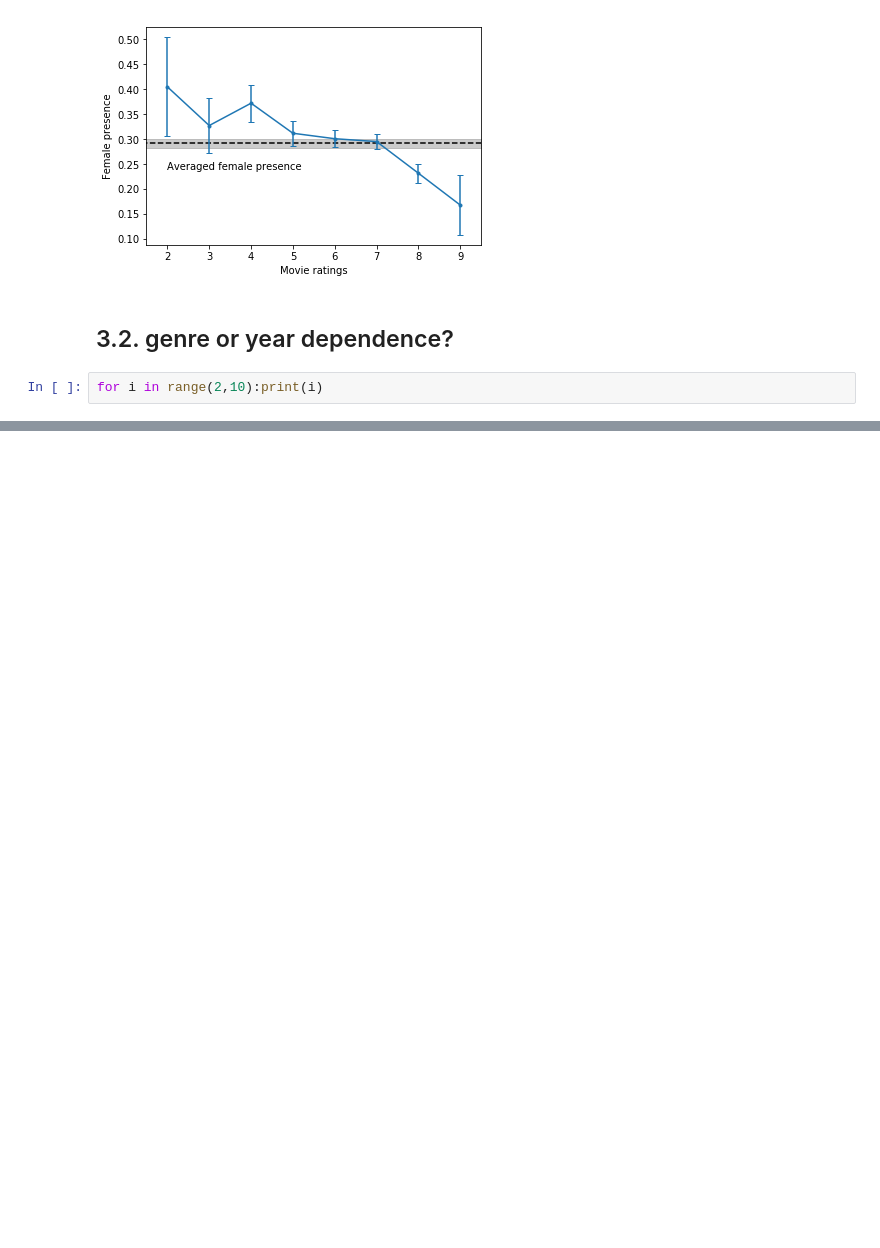
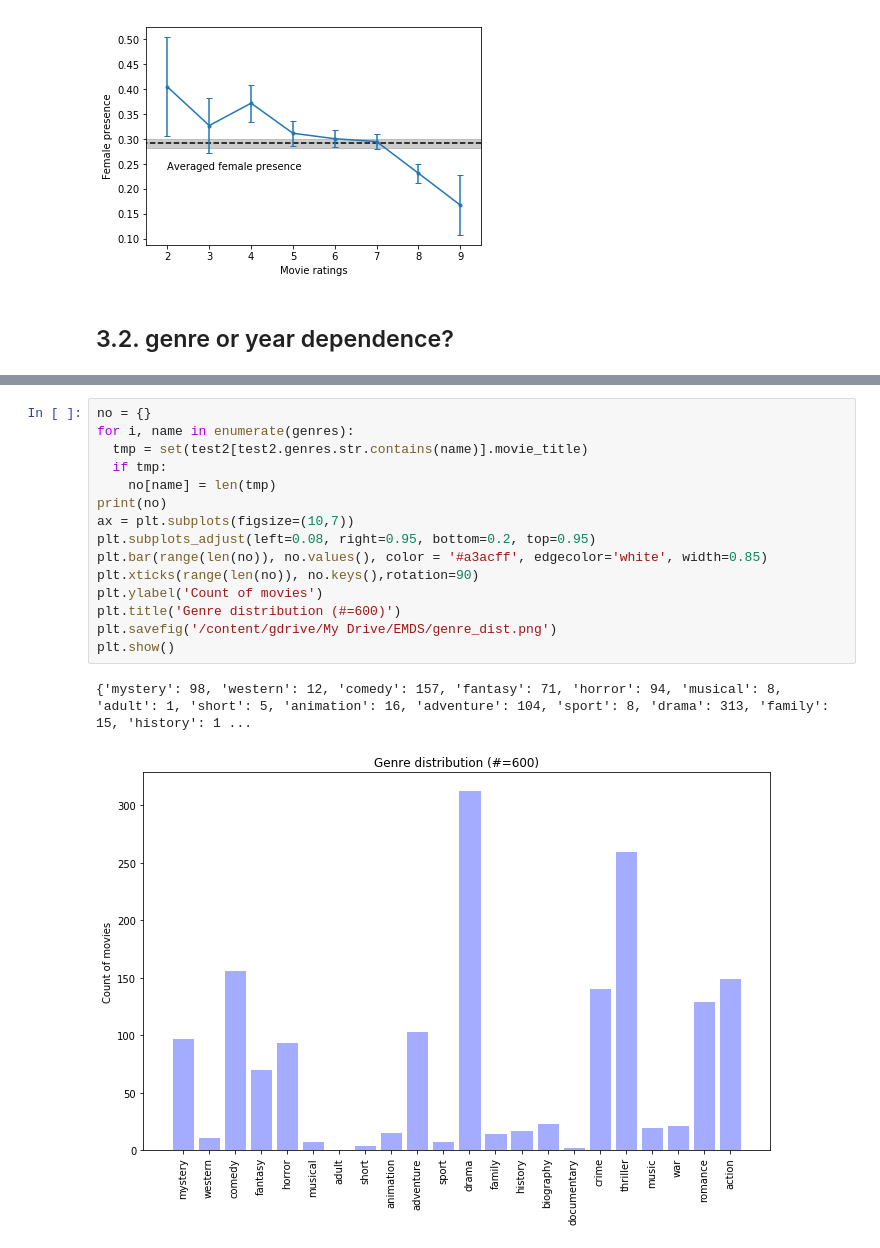
Before and after one commit to JingQian87/6998-MethodsDS, a Jupyter notebook: Project/EMDS_stats.ipynb, the cells around one changed output, grey strips where cells are left out. Cells and saved outputs as stored; diff of their text form; blank space fills up the shorter version.

```diff
--- a/Project/EMDS_stats.ipynb
+++ b/Project/EMDS_stats.ipynb
@@ -691,5 +716,3 @@ plt.show()
 [figure]
 # %% [markdown]
 ## 3.2. genre or year dependence?
-# %%
-for i in range(2,10):print(i)
@@ -704,0 +729,18 @@ for i in range(2,10):print(i)
+# %%
+no = {}
+for i, name in enumerate(genres):
+  tmp = set(test2[test2.genres.str.contains(name)].movie_title)
+  if tmp:
+    no[name] = len(tmp)
+print(no)
+ax = plt.subplots(figsize=(10,7))
+plt.subplots_adjust(left=0.08, right=0.95, bottom=0.2, top=0.95)
+plt.bar(range(len(no)), no.values(), color = '#a3acff', edgecolor='white', width=0.85)
+plt.xticks(range(len(no)), no.keys(),rotation=90)
+plt.ylabel('Count of movies')
+plt.title('Genre distribution (#=600)')
+plt.savefig('/content/gdrive/My Drive/EMDS/genre_dist.png')
+plt.show()
+# %% [output]
+{'mystery': 98, 'western': 12, 'comedy': 157, 'fantasy': 71, 'horror': 94, 'musical': 8, 'adult': 1, 'short': 5, 'animation': 16, 'adventure': 104, 'sport': 8, 'drama': 313, 'family': 15, 'history': 1 ...
+[figure, added]
```
Also changed, not shown: parts of 11 cells of this notebook.
